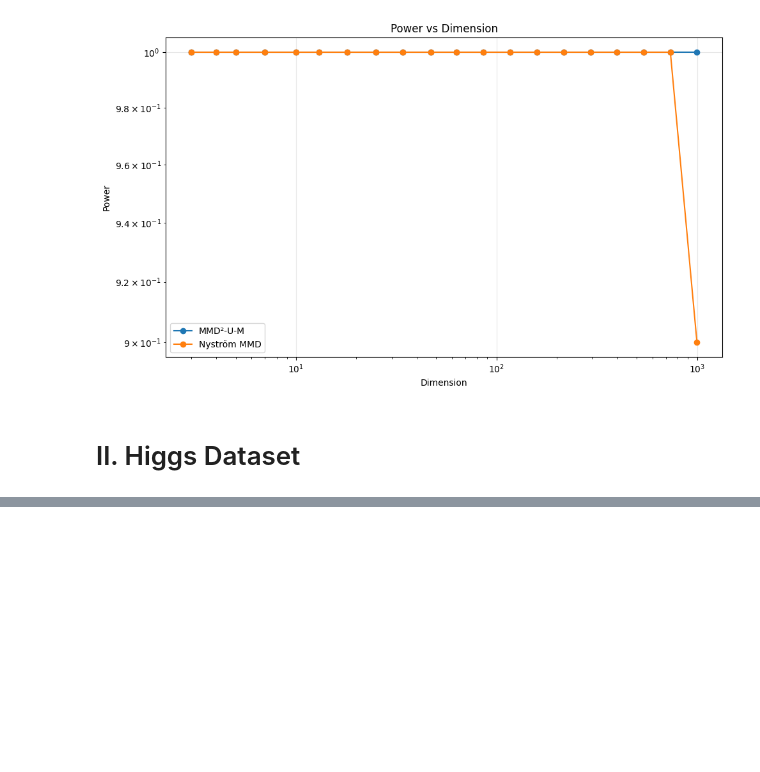
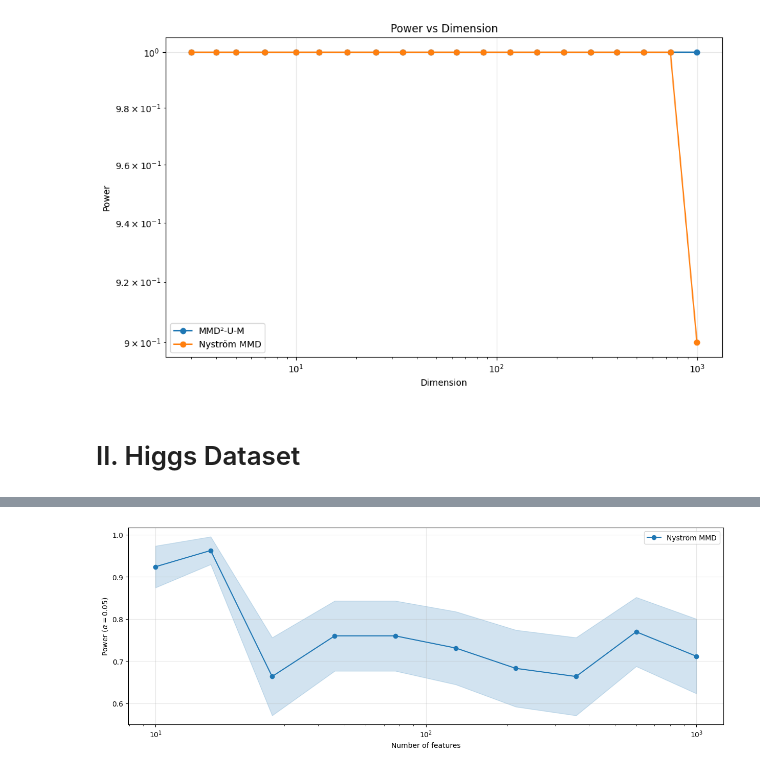
Before and after one commit to kwame-mbobda-kuate/Efficient-Kernel-Based-Two-Sample-Testing, a Jupyter notebook: src/tests.ipynb, the cells around one changed output, grey strips where cells are left out. Cells and saved outputs as stored; diff of their text form; code cells hidden in the pictures; blank space fills up the shorter version.

```diff
--- a/src/tests.ipynb
+++ b/src/tests.ipynb
@@ -443,51 +433,26 @@ plt.show()
 # %%
 rng = np.random.default_rng(seed)
 
-n_rep = 30
+n_rep = 100
 n = 16_000
 l_min, l_max = 10, 1000
 n_features = 10
 features_lengths = np.exp(np.linspace(np.log(l_min), np.log(l_max), n_features)).astype(int)
 alpha_mix = 0.2
 
-tests = [# lambda X, Y, rng: rbf.test_MMD_2_U_M(X, Y, alpha),
-lambda X, Y, rng: rbf.test_mmd_nystrom_uniform(X, int(np.sqrt(X.shape[0]) / 2), Y, int(np.sqrt(Y.shape[0]) / 2), alpha, P, rng)]
-test_names = [#"Moments MMD²",
- "Nyström MMD"]
+tests = [lambda X, Y, rng: rbf.test_mmd_nystrom_uniform(X, int(np.sqrt(X.shape[0]) / 2), Y, int(np.sqrt(Y.shape[0]) / 2), alpha, P, rng)]
+test_names = ["Nyström MMD"]
 
-results = np.zeros((n_samples, n_rep, len(tests)))
+results = np.zeros((n_features, n_rep, len(tests)))
 
-X, Y = generate_samples(bg_data, signal_data, alpha_mix)
+X, Y = generate_samples(bg_ds, sg_ds, n, alpha_mix)
 rbf.fit_bandwidth(X, Y, 2000)
 
-for l, n in enumerate(n_features):
+for i, n in enumerate(features_lengths):
     for j in range(n_rep):
         for k in range(len(tests)):
-            results[i, j, k] = rbf.test_mmd_nystrom_uniform(X, int(l / 2), Y, int(l / 2), alpha, P, rng)
+            results[i, j, k] = rbf.test_mmd_nystrom_uniform(X, int(i / 2), Y, int(i / 2), alpha, P, rng)
 # %%
-power_vals = np.zeros((n_sigma, len(tests), 3))  # Center, lower, upper
-for i in range(n_sigma):
-    for k in range(len(tests)):
-        rejections = results[i, :, k].sum()
-        center, lower, upper = wilson_interval(rejections, n_rep)
-        power_vals[i, k] = [center, lower, upper]
-
-# Create plots
-plt.figure(figsize=(15, 5))
-
-# Plot 1: Power vs Sigma
-colors = plt.cm.tab10.colors
-for k in range(len(tests)):
-    center = power_vals[:, k, 0]
-    lower = power_vals[:, k, 1]
-    upper = power_vals[:, k, 2]
-
-    plt.plot(sample_sizes, center, color=colors[k], label=test_names[k])
-    plt.fill_between(sample_sizes, lower, upper, color=colors[k], alpha=0.2)
-
-plt.xlabel("Sigma (Y standard deviation)")
-plt.ylabel("Test Power")
-plt.title("Power vs Effect Size")
-plt.legend()
-plt.grid(True, alpha=0.3)
-plt.show()
+plot(features_lengths, "Number of features", results, r"Power ($\alpha=0.05$)", test_names, "", xlog=True, ic=True)
+# %% [output]
+[figure, added]
```
Also changed, not shown: parts of 15 cells of this notebook, 1 other file.
